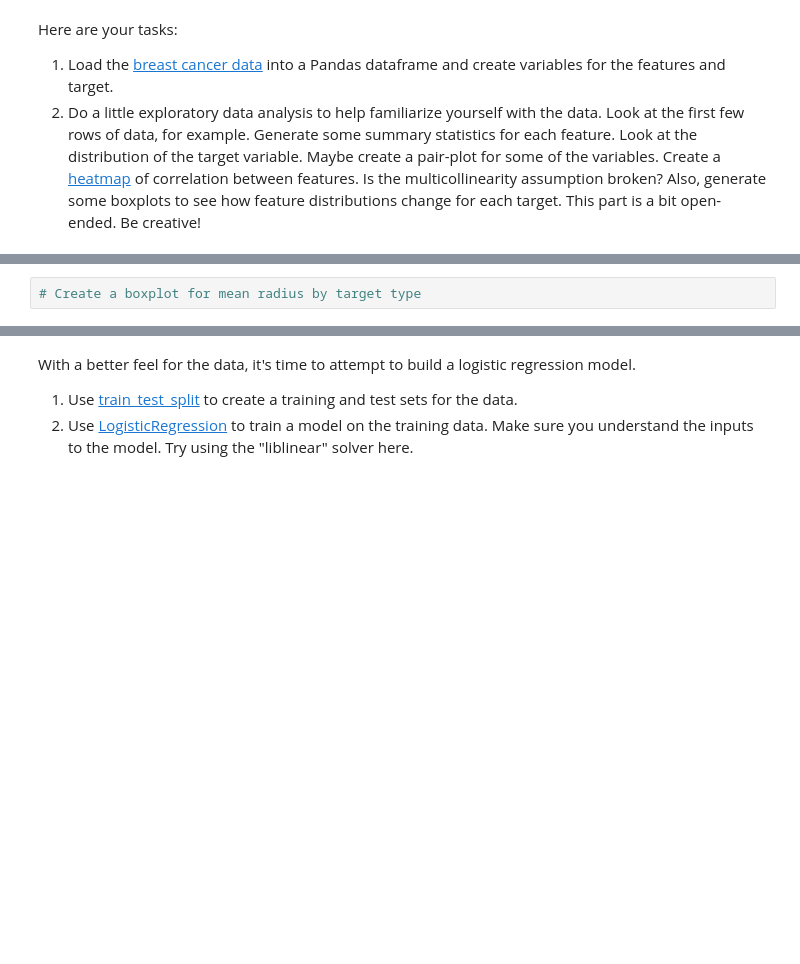
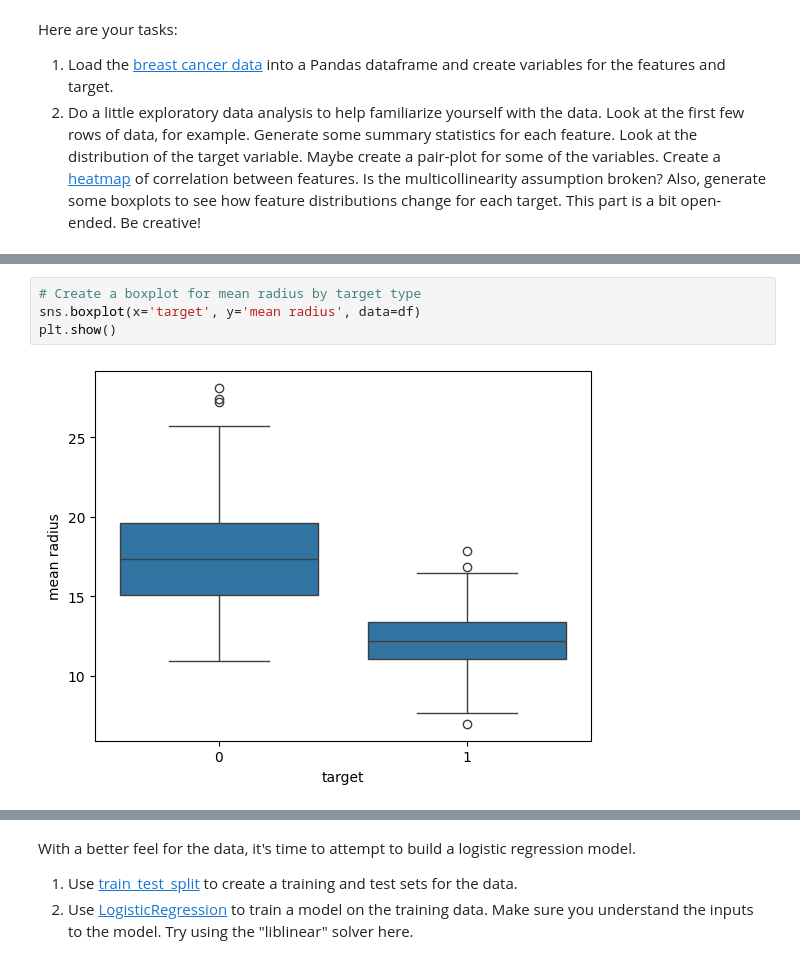
Before and after one commit to beltranster/mbm, a Jupyter notebook: Student_MLE_MiniProject_Logistic_Regression.ipynb, the cells around one changed output, grey strips where cells are left out. Cells and saved outputs as stored; diff of their text form; blank space fills up the shorter version.

```diff
--- a/Student_MLE_MiniProject_Logistic_Regression.ipynb
+++ b/Student_MLE_MiniProject_Logistic_Regression.ipynb
@@ -73,2 +127,6 @@ Here are your tasks:
 # %%
 # Create a boxplot for mean radius by target type
+sns.boxplot(x='target', y='mean radius', data=df)
+plt.show()
+# %% [output]
+[figure, added]
```
Also changed, not shown: parts of 18 cells of this notebook.
